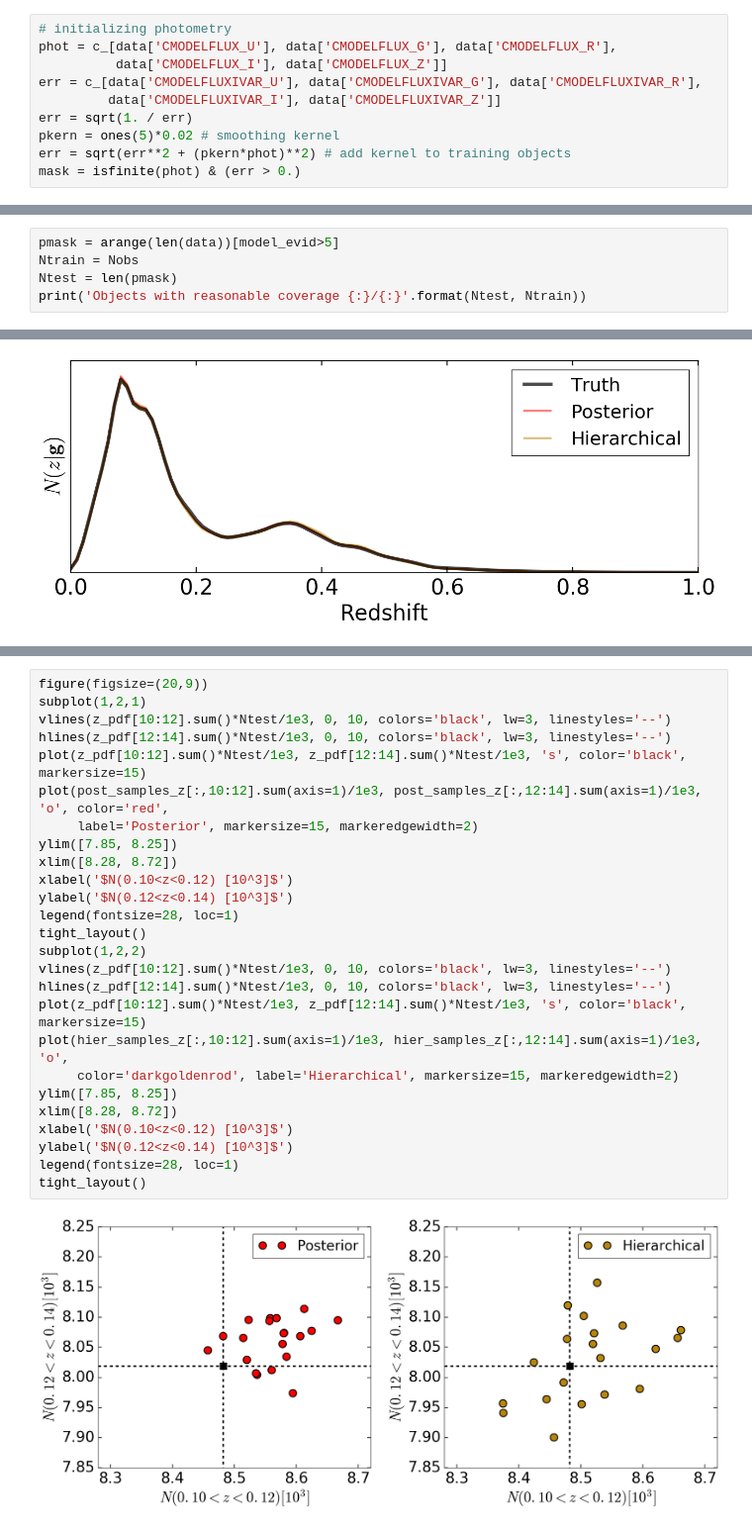
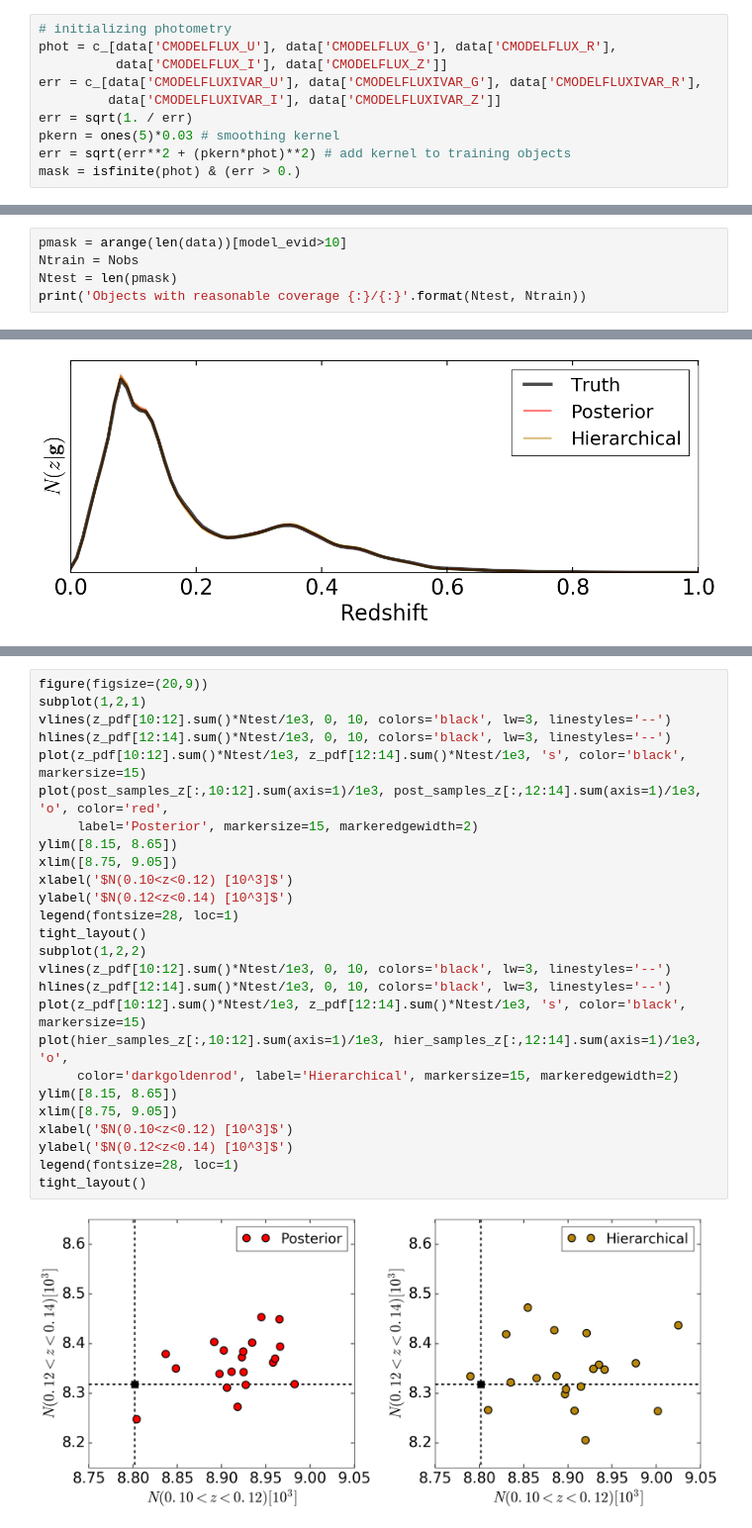
Before and after one commit to joshspeagle/frankenz, a Jupyter notebook: 6 - Application to SDSS Data.ipynb, the cells around one changed output, grey strips where cells are left out. Shown at 99% size. Drawn from its saved outputs; the diff is of its cells as text.

Commit message:
cleanup
Cleaned up results and added some additional plots.

```diff
--- a/6 - Application to SDSS Data.ipynb
+++ b/6 - Application to SDSS Data.ipynb
@@ -109,7 +109,7 @@ phot = c_[data['CMODELFLUX_U'], data['CMODELFLUX_G'], data['CMODELFLUX_R'],
 err = c_[data['CMODELFLUXIVAR_U'], data['CMODELFLUXIVAR_G'], data['CMODELFLUXIVAR_R'],
          data['CMODELFLUXIVAR_I'], data['CMODELFLUXIVAR_Z']]
 err = sqrt(1. / err)
-pkern = ones(5)*0.02 # smoothing kernel
+pkern = ones(5)*0.03 # smoothing kernel
 err = sqrt(err**2 + (pkern*phot)**2) # add kernel to training objects
 mask = isfinite(phot) & (err > 0.)
 # %%
@@ -209,5 +209,5 @@ Let's try a bit of a looser cut than before and see how we do.
 # %%
-pmask = arange(len(data))[model_evid>5]
+pmask = arange(len(data))[model_evid>10]
 Ntrain = Nobs
 Ntest = len(pmask)
 print('Objects with reasonable coverage {:}/{:}'.format(Ntest, Ntrain))
@@ -472,31 +502,31 @@ tight_layout()
 # %%
 figure(figsize=(20,9))
 subplot(1,2,1)
 vlines(z_pdf[10:12].sum()*Ntest/1e3, 0, 10, colors='black', lw=3, linestyles='--')
 hlines(z_pdf[12:14].sum()*Ntest/1e3, 0, 10, colors='black', lw=3, linestyles='--')
 plot(z_pdf[10:12].sum()*Ntest/1e3, z_pdf[12:14].sum()*Ntest/1e3, 's', color='black', markersize=15)
 plot(post_samples_z[:,10:12].sum(axis=1)/1e3, post_samples_z[:,12:14].sum(axis=1)/1e3, 'o', color='red',
      label='Posterior', markersize=15, markeredgewidth=2)
-ylim([7.85, 8.25])
-xlim([8.28, 8.72])
+ylim([8.15, 8.65])
+xlim([8.75, 9.05])
 xlabel('$N(0.10<z<0.12) [10^3]$')
 ylabel('$N(0.12<z<0.14) [10^3]$')
 legend(fontsize=28, loc=1)
 tight_layout()
 subplot(1,2,2)
 vlines(z_pdf[10:12].sum()*Ntest/1e3, 0, 10, colors='black', lw=3, linestyles='--')
 hlines(z_pdf[12:14].sum()*Ntest/1e3, 0, 10, colors='black', lw=3, linestyles='--')
 plot(z_pdf[10:12].sum()*Ntest/1e3, z_pdf[12:14].sum()*Ntest/1e3, 's', color='black', markersize=15)
 plot(hier_samples_z[:,10:12].sum(axis=1)/1e3, hier_samples_z[:,12:14].sum(axis=1)/1e3, 'o',
      color='darkgoldenrod', label='Hierarchical', markersize=15, markeredgewidth=2)
-ylim([7.85, 8.25])
-xlim([8.28, 8.72])
+ylim([8.15, 8.65])
+xlim([8.75, 9.05])
 xlabel('$N(0.10<z<0.12) [10^3]$')
 ylabel('$N(0.12<z<0.14) [10^3]$')
 legend(fontsize=28, loc=1)
 tight_layout()
 # %% [output]
-[figure, old version]
+[figure, new version]
 # %%
 # comparison for a few PDFs
 prior = hier_samples_w[Nburnin:].mean(axis=0)
```
Also changed, not shown: parts of 17 cells of this notebook.
